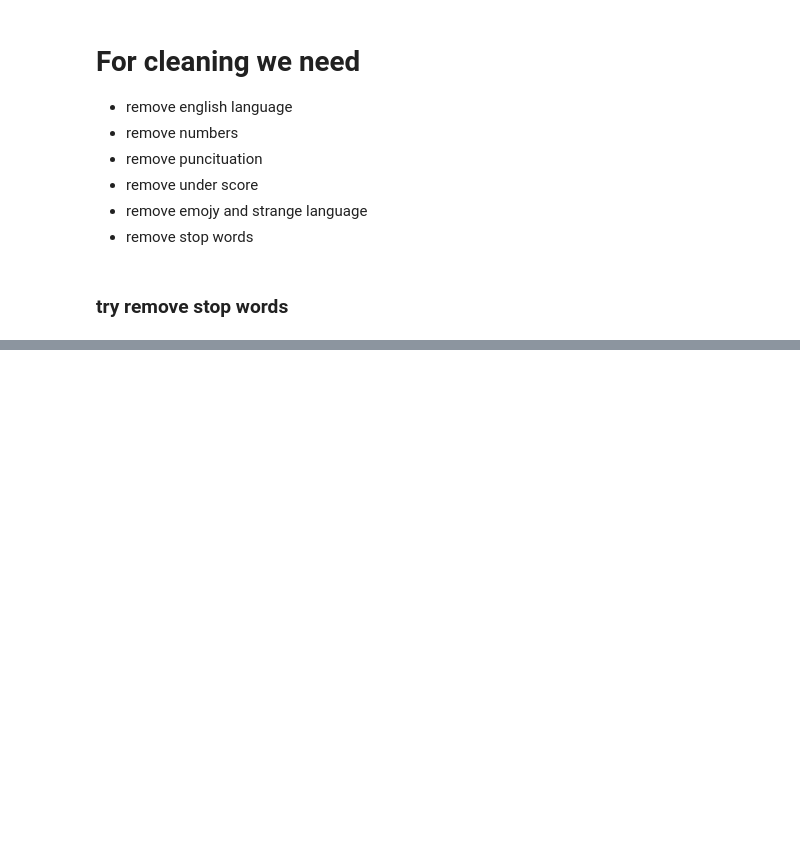
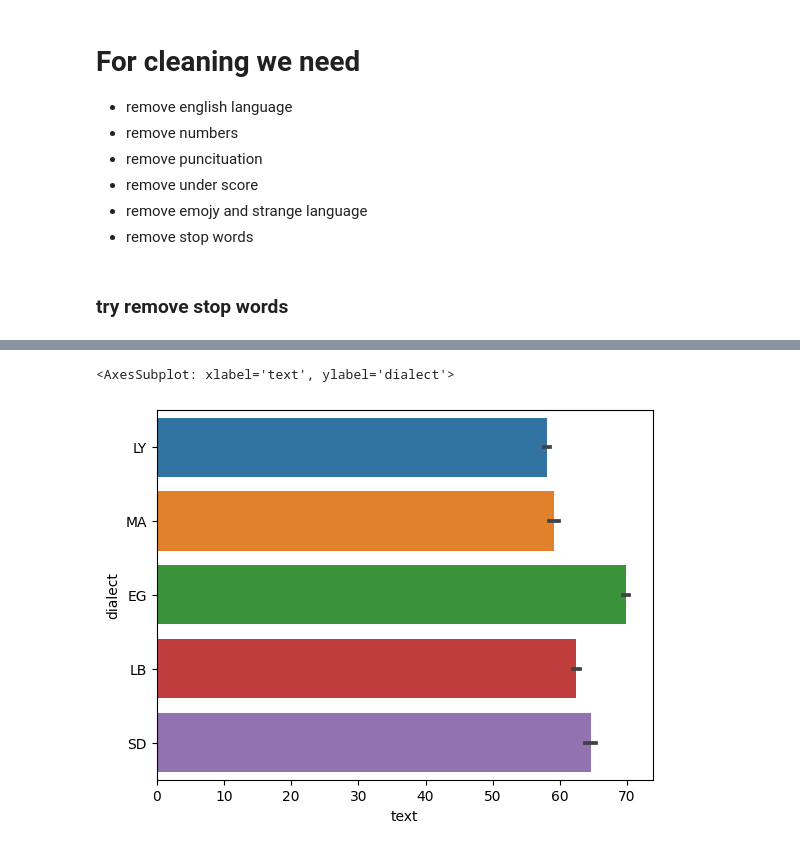
Before and after one commit to Elghandour-eng/NLP_Dialects_Classifier, a Jupyter notebook: notebooks/data-preprossecing.ipynb, the cells around one changed output, grey strips where cells are left out. Drawn from its saved outputs; the diff is of its cells as text; code cells hidden in the pictures; blank space fills up the shorter version.

```diff
--- a/notebooks/data-preprossecing.ipynb
+++ b/notebooks/data-preprossecing.ipynb
@@ -276,0 +279,6 @@ After cleaning:   علاش غادي تحيد معترف بيك
+# %%
+# visualize country that has longest tweets
+sns.barplot(x= cleaned_data["text"].str.len(),y= cleaned_data["dialect"])
+# %% [output]
+<AxesSubplot: xlabel='text', ylabel='dialect'>
+[figure, added]
```
Also changed, not shown: parts of 12 cells of this notebook, 1 other file.
